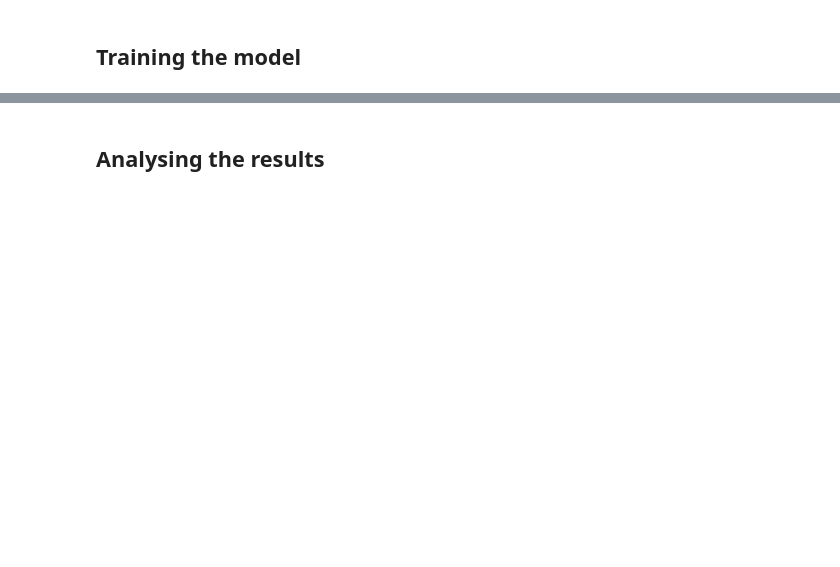
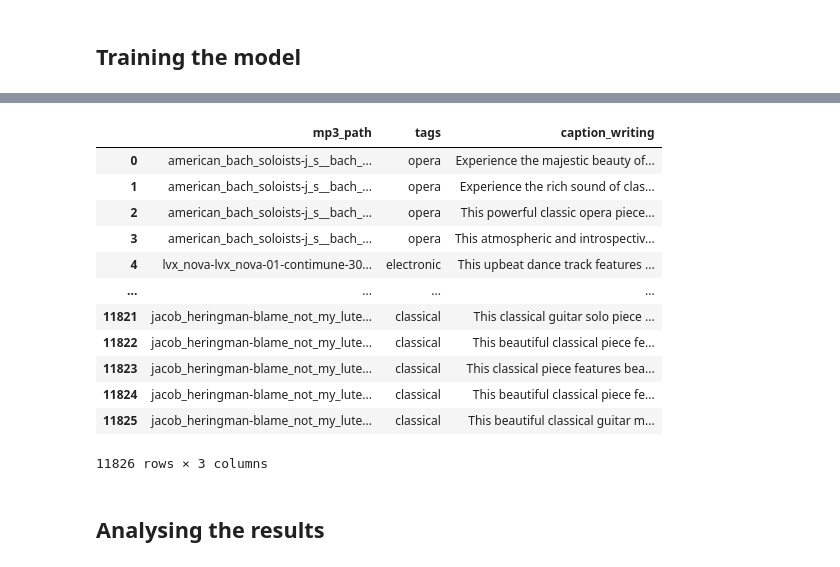
Before and after one commit to menduv/Thesis, a Jupyter notebook: magni_CNN.ipynb, the cells around one changed output, grey strips where cells are left out. Cells and saved outputs as stored; diff of their text form; code cells hidden in the pictures; blank space fills up the shorter version.

```diff
--- a/magni_CNN.ipynb
+++ b/magni_CNN.ipynb
@@ -223,0 +442,18 @@ Model: "sequential"
+# %%
+df_new = df.reset_index(drop = True)
+# %%
+df_new
+# %% [output]
+|  | mp3_path | tags | caption_writing |
+| 0 | american_bach_soloists-j_s__bach_... | opera | Experience the majestic beauty of... |
+| 1 | american_bach_soloists-j_s__bach_... | opera | Experience the rich sound of clas... |
+| 2 | american_bach_soloists-j_s__bach_... | opera | This powerful classic opera piece... |
+| 3 | american_bach_soloists-j_s__bach_... | opera | This atmospheric and introspectiv... |
+| 4 | lvx_nova-lvx_nova-01-contimune-30... | electronic | This upbeat dance track features ... |
+| ... | ... | ... | ... |
+| 11821 | jacob_heringman-blame_not_my_lute... | classical | This classical guitar solo piece ... |
+| 11822 | jacob_heringman-blame_not_my_lute... | classical | This beautiful classical piece fe... |
+| 11823 | jacob_heringman-blame_not_my_lute... | classical | This classical piece features bea... |
+| 11824 | jacob_heringman-blame_not_my_lute... | classical | This beautiful classical piece fe... |
+| 11825 | jacob_heringman-blame_not_my_lute... | classical | This beautiful classical guitar m... |
+11826 rows × 3 columns
```
Also changed, not shown: parts of 18 cells of this notebook, 3 other files.
